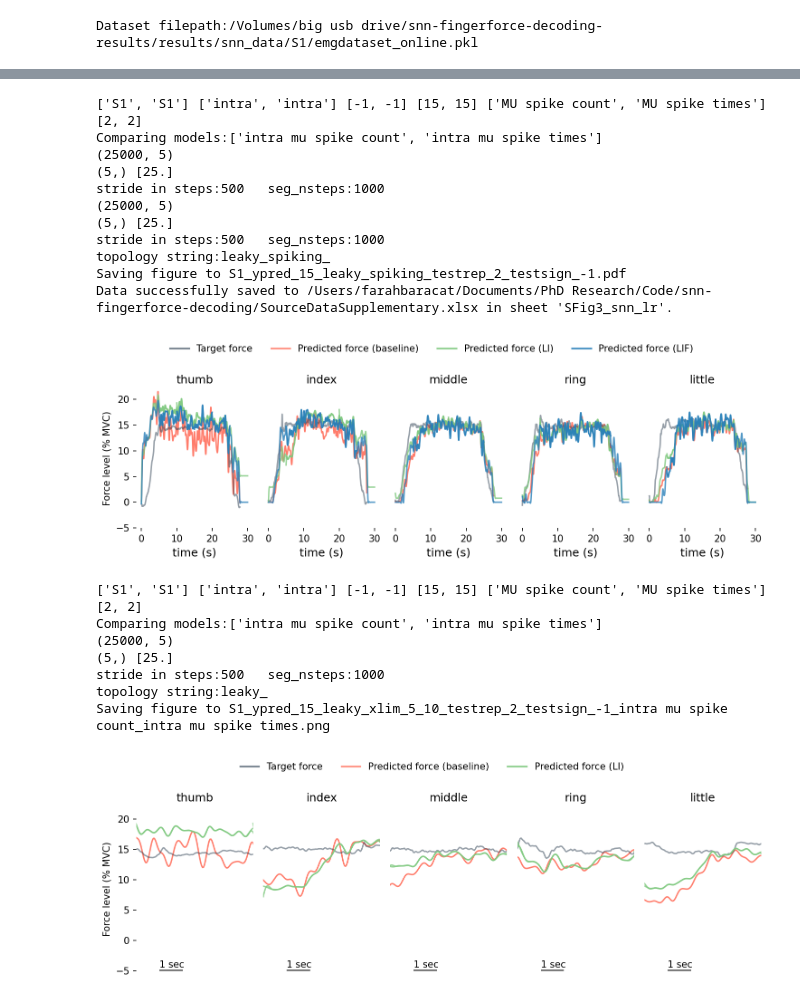
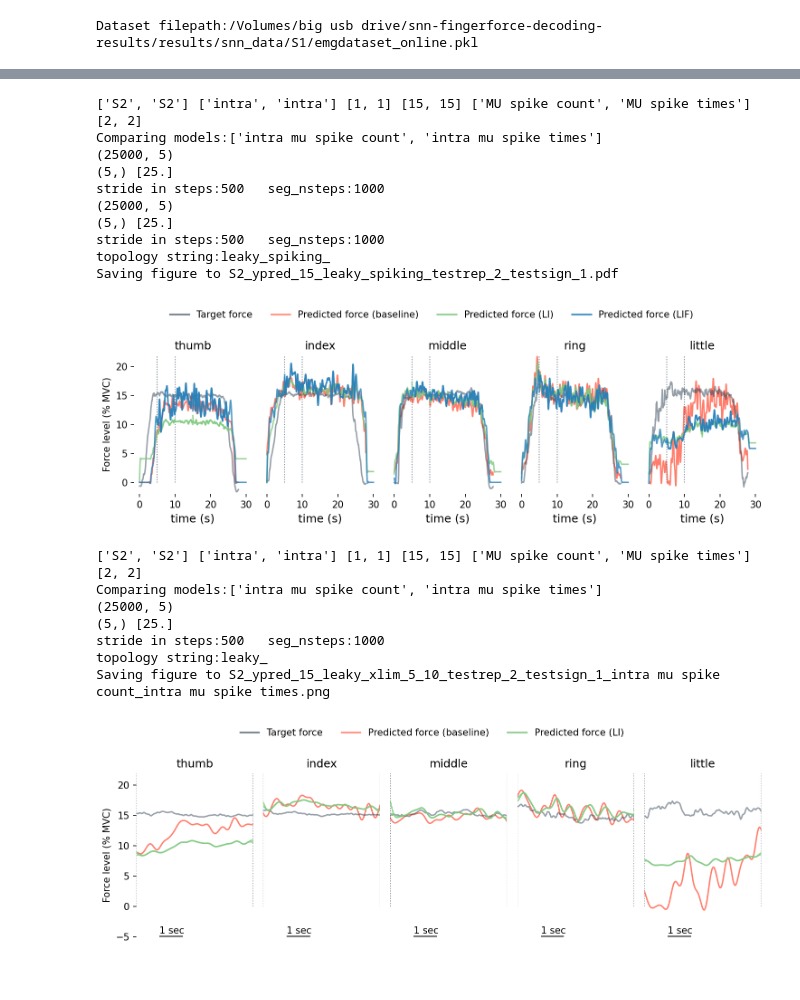
Before and after one commit to FarahBaracat/snn-fingerforce-decoding, a Jupyter notebook: notebooks/analysis/MUBaselineVsSNN.ipynb, the cells around one changed output, grey strips where cells are left out. Drawn from its saved outputs; the diff is of its cells as text; code cells hidden in the pictures.

```diff
--- a/notebooks/analysis/MUBaselineVsSNN.ipynb
+++ b/notebooks/analysis/MUBaselineVsSNN.ipynb
@@ -791,51 +1039,50 @@ Saving figure to S1_ypred_15_spiking_xlim_5_10_testrep_2_testsign_1_intra mu spi
 # %%
-subjects = ["S1", "S1"]
+subjects = ["S2", "S2"]
 emg_types = ["intra", "intra"]
-sign_mvcs = [-1]*len(emg_types)
+sign_mvcs = [1]*len(emg_types)
 mvcs = [15] * len(emg_types)
 input_types = [INPUT_TYPE_SP_COUNT, INPUT_TYPE_SP_TIMES]
 reps = [2] * len(emg_types)
 snn_params_for_topology = {SHALLOW_LEAKY:flat_leaky_config,
                            SHALLOW_SPIKING_DOUBLE_FILTER:flat_spiking_config}
 
 print(subjects, emg_types, sign_mvcs, mvcs, input_types, reps)
 cr.plot_pred_of_models_target_only_different_topologies(data_config,
                                                         dataset,
                                                         y_compiled_df_snn_conv[y_compiled_df_snn_conv[SEGMENT_HOLD_COL]==False],
                                                         subjects, emg_types,
                                                         sign_mvcs, mvcs, input_types,
                                                         reps,
                                                         snn_params_for_topology,
                                                         models_palette_dict=models_palette_dict,
-                                                        ylim=(-5,22),
+                                                        ylim=(-2,22),
                                                         xlim= None, # for entire profile: None | zoomed-in plateau: (5,10)
                                                         save_figure=True,
                                                         pred_force_alpha=0.9,
                                                         pred_linestyle='solid',
                                                          compiled_results_dir=output_figures_dir,
                                                         show_topology=[SHALLOW_LEAKY, SHALLOW_SPIKING_DOUBLE_FILTER],
-                                                        show_custom_annotation=False, # show annotation in case of zoomed-in: True
-                                                        source_data_path=os.path.join(project_dir, source_data_si_file),
-                                                        sheet_name="SFig3_snn_lr"
+                                                        show_custom_annotation=True, # show annotation in case of zoomed-in: True
+                                                        # source_data_path=os.path.join(project_dir, source_data_si_file),
+                                                        # sheet_name="SFig5_snn_lr"
 
                             )
 # %% [output]
-['S1', 'S1'] ['intra', 'intra'] [-1, -1] [15, 15] ['MU spike count', 'MU spike times'] [2, 2]
+['S2', 'S2'] ['intra', 'intra'] [1, 1] [15, 15] ['MU spike count', 'MU spike times'] [2, 2]
 Comparing models:['intra mu spike count', 'intra mu spike times']
 (25000, 5)
 (5,) [25.]
 stride in steps:500   seg_nsteps:1000
 (25000, 5)
 (5,) [25.]
 stride in steps:500   seg_nsteps:1000
 topology string:leaky_spiking_
-Saving figure to S1_ypred_15_leaky_spiking_testrep_2_testsign_-1.pdf
-Data successfully saved to /Users/farahbaracat/Documents/PhD Research/Code/snn-fingerforce-decoding/SourceDataSupplementary.xlsx in sheet 'SFig3_snn_lr'.
+Saving figure to S2_ypred_15_leaky_spiking_testrep_2_testsign_1.pdf
-[figure, old version]
+[figure, new version]
 # %%
-subjects = ["S1", "S1"]
+subjects = ["S2", "S2"]
 emg_types = ["intra", "intra"]
-sign_mvcs = [-1]*len(emg_types)
+sign_mvcs = [1]*len(emg_types)
 mvcs = [15] * len(emg_types)
 input_types = [INPUT_TYPE_SP_COUNT, INPUT_TYPE_SP_TIMES]
 reps = [2] * len(emg_types)
@@ -858,17 +1105,17 @@ cr.plot_pred_of_models_target_only_different_topologies(data_config,
                                                         pred_linestyle='solid',
                                                          compiled_results_dir=output_figures_dir,
                                                         show_topology=[SHALLOW_LEAKY],
-                                                        show_custom_annotation=False, # show annotation in case of zoomed-in: True
+                                                        show_custom_annotation=True, # show annotation in case of zoomed-in: True
 
 
                             )
 # %% [output]
-['S1', 'S1'] ['intra', 'intra'] [-1, -1] [15, 15] ['MU spike count', 'MU spike times'] [2, 2]
+['S2', 'S2'] ['intra', 'intra'] [1, 1] [15, 15] ['MU spike count', 'MU spike times'] [2, 2]
 Comparing models:['intra mu spike count', 'intra mu spike times']
 (25000, 5)
 (5,) [25.]
 stride in steps:500   seg_nsteps:1000
 topology string:leaky_
-Saving figure to S1_ypred_15_leaky_xlim_5_10_testrep_2_testsign_-1_intra mu spike count_intra mu spike times.png
+Saving figure to S2_ypred_15_leaky_xlim_5_10_testrep_2_testsign_1_intra mu spike count_intra mu spike times.png
-[figure, old version]
+[figure, new version]
 # %%
```
Also changed, not shown: parts of 16 cells of this notebook, 6 other files.
